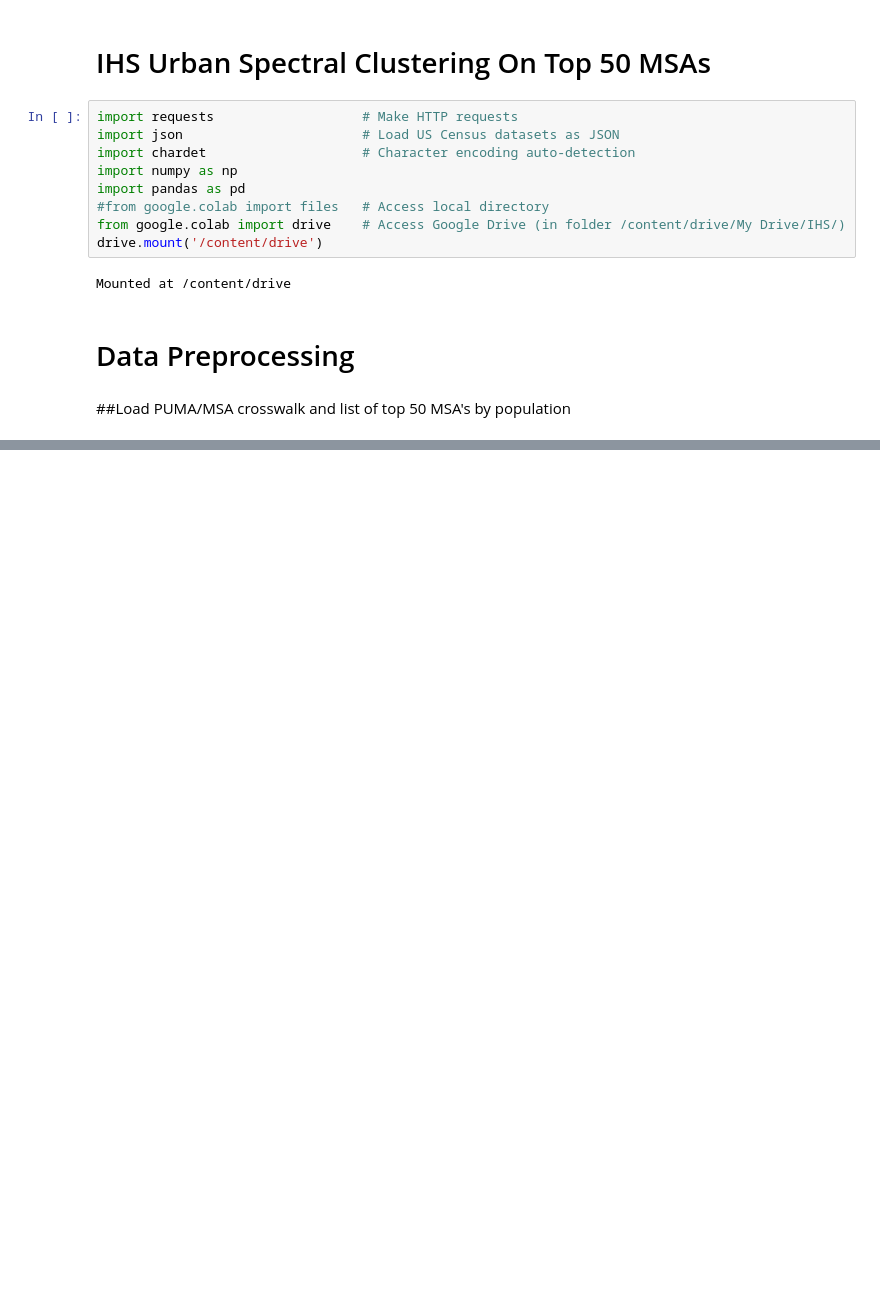
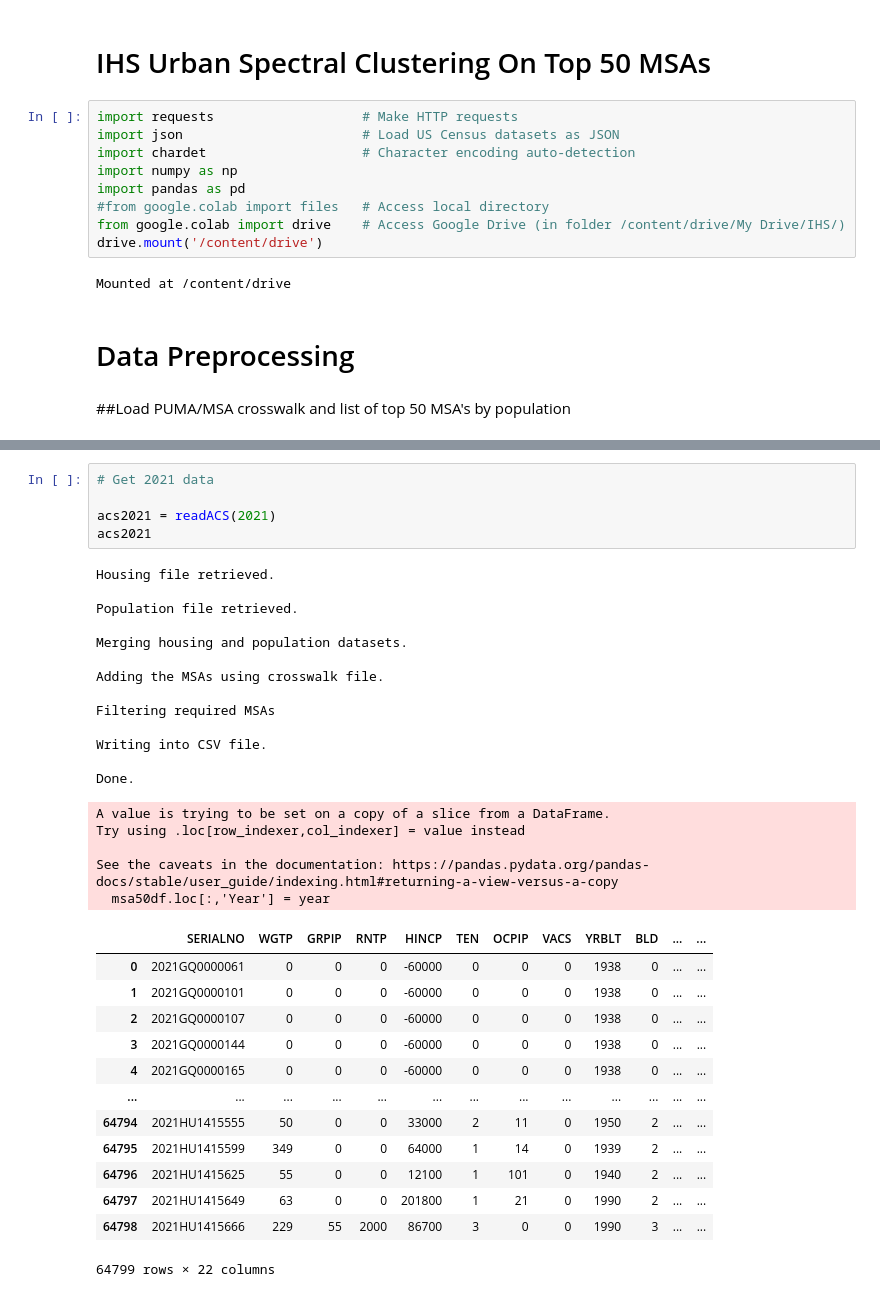
Before and after one commit to Stephen42Kim/IHS, a Jupyter notebook: Top50MSASpectralClustering.ipynb, the cells around one changed output, grey strips where cells are left out. Saved outputs shown, nothing was run; the diff lists cells and outputs as text; blank space fills up the shorter version.

```diff
--- a/Top50MSASpectralClustering.ipynb
+++ b/Top50MSASpectralClustering.ipynb
@@ -54,0 +368,37 @@ x[:5]
+# %%
+# Get 2021 data
+
+acs2021 = readACS(2021)
+acs2021
+# %% [output]
+Housing file retrieved.
+
+Population file retrieved.
+
+Merging housing and population datasets.
+
+Adding the MSAs using crosswalk file.
+
+Filtering required MSAs
+
+Writing into CSV file.
+
+Done.
+A value is trying to be set on a copy of a slice from a DataFrame.
+Try using .loc[row_indexer,col_indexer] = value instead
+
+See the caveats in the documentation: https://pandas.pydata.org/pandas-docs/stable/user_guide/indexing.html#returning-a-view-versus-a-copy
+  msa50df.loc[:,'Year'] = year
+|  | SERIALNO | WGTP | GRPIP | RNTP | HINCP | TEN | OCPIP | VACS | YRBLT | BLD | ... | ... |
+| 0 | 2021GQ0000061 | 0 | 0 | 0 | -60000 | 0 | 0 | 0 | 1938 | 0 | ... | ... |
+| 1 | 2021GQ0000101 | 0 | 0 | 0 | -60000 | 0 | 0 | 0 | 1938 | 0 | ... | ... |
+| 2 | 2021GQ0000107 | 0 | 0 | 0 | -60000 | 0 | 0 | 0 | 1938 | 0 | ... | ... |
+| 3 | 2021GQ0000144 | 0 | 0 | 0 | -60000 | 0 | 0 | 0 | 1938 | 0 | ... | ... |
+| 4 | 2021GQ0000165 | 0 | 0 | 0 | -60000 | 0 | 0 | 0 | 1938 | 0 | ... | ... |
+| ... | ... | ... | ... | ... | ... | ... | ... | ... | ... | ... | ... | ... |
+| 64794 | 2021HU1415555 | 50 | 0 | 0 | 33000 | 2 | 11 | 0 | 1950 | 2 | ... | ... |
+| 64795 | 2021HU1415599 | 349 | 0 | 0 | 64000 | 1 | 14 | 0 | 1939 | 2 | ... | ... |
+| 64796 | 2021HU1415625 | 55 | 0 | 0 | 12100 | 1 | 101 | 0 | 1940 | 2 | ... | ... |
+| 64797 | 2021HU1415649 | 63 | 0 | 0 | 201800 | 1 | 21 | 0 | 1990 | 2 | ... | ... |
+| 64798 | 2021HU1415666 | 229 | 55 | 2000 | 86700 | 3 | 0 | 0 | 1990 | 3 | ... | ... |
+64799 rows × 22 columns
```
Also changed, not shown: parts of 13 cells of this notebook.
